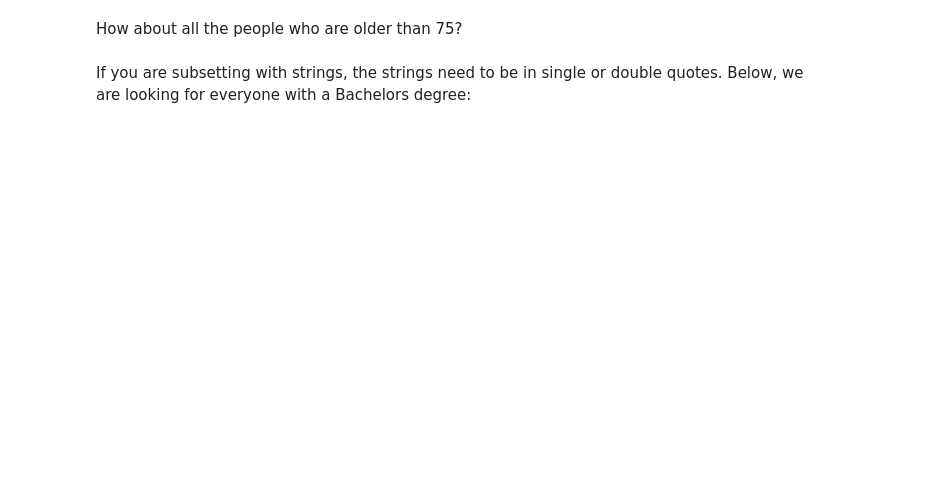
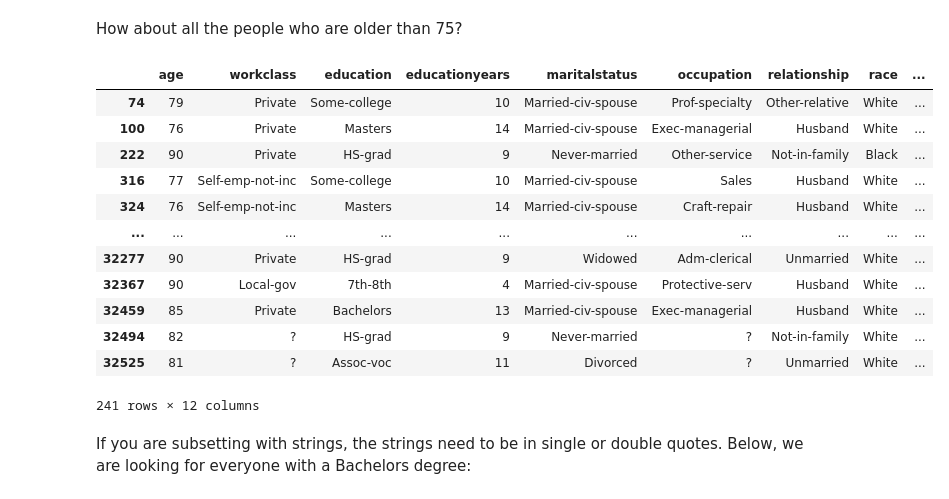
Before and after one commit to pschorey/Valpo_IT533, a Jupyter notebook: IT_533_STEM_Module2_Preprocessing.ipynb, the cells around one changed output. Drawn from its saved outputs; the diff is of its cells as text; code cells hidden in the pictures; blank space fills up the shorter version.

```diff
--- a/IT_533_STEM_Module2_Preprocessing.ipynb
+++ b/IT_533_STEM_Module2_Preprocessing.ipynb
@@ -142,5 +168,21 @@ Now use <= 20 to find all the people who are younger than or equal to 20:
 # %% [markdown]
 How about all the people who are older than 75?
+# %%
+adult[adult['age'] > 75]
+# %% [output]
+|  | age | workclass | education | educationyears | maritalstatus | occupation | relationship | race | ... |
+| 74 | 79 | Private | Some-college | 10 | Married-civ-spouse | Prof-specialty | Other-relative | White | ... |
+| 100 | 76 | Private | Masters | 14 | Married-civ-spouse | Exec-managerial | Husband | White | ... |
+| 222 | 90 | Private | HS-grad | 9 | Never-married | Other-service | Not-in-family | Black | ... |
+| 316 | 77 | Self-emp-not-inc | Some-college | 10 | Married-civ-spouse | Sales | Husband | White | ... |
+| 324 | 76 | Self-emp-not-inc | Masters | 14 | Married-civ-spouse | Craft-repair | Husband | White | ... |
+| ... | ... | ... | ... | ... | ... | ... | ... | ... | ... |
+| 32277 | 90 | Private | HS-grad | 9 | Widowed | Adm-clerical | Unmarried | White | ... |
+| 32367 | 90 | Local-gov | 7th-8th | 4 | Married-civ-spouse | Protective-serv | Husband | White | ... |
+| 32459 | 85 | Private | Bachelors | 13 | Married-civ-spouse | Exec-managerial | Husband | White | ... |
+| 32494 | 82 | ? | HS-grad | 9 | Never-married | ? | Not-in-family | White | ... |
+| 32525 | 81 | ? | Assoc-voc | 11 | Divorced | ? | Unmarried | White | ... |
+241 rows × 12 columns
 # %% [markdown]
 If you are subsetting with strings, the strings need to be in single or double quotes. Below, we are looking for everyone with a Bachelors degree:
 # %%
```
Also changed, not shown: parts of 31 cells of this notebook.
